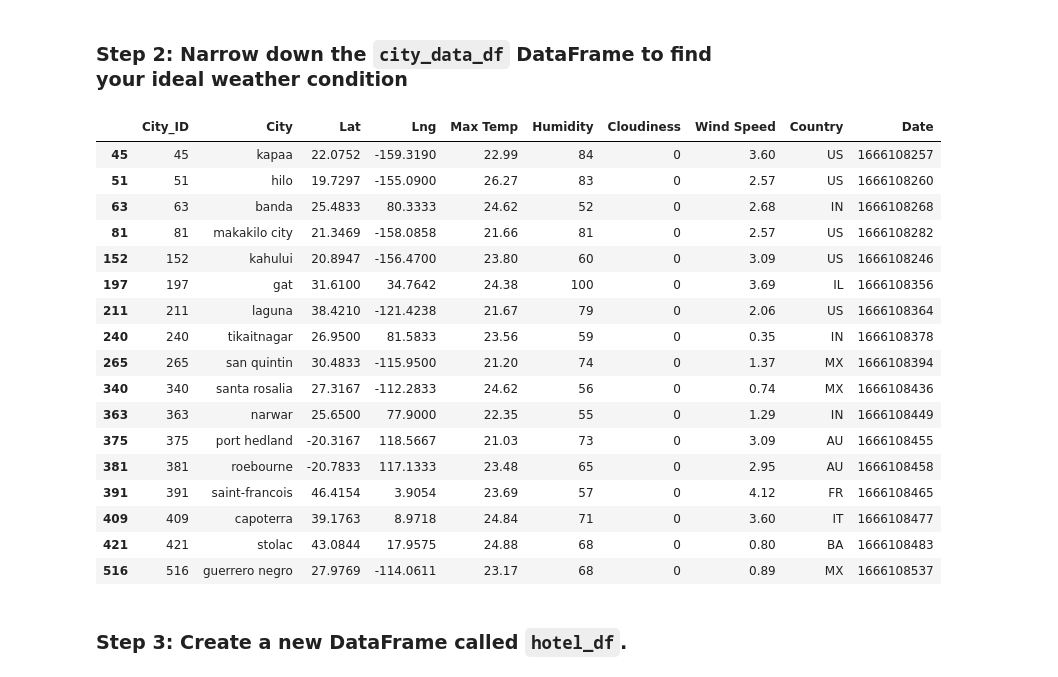
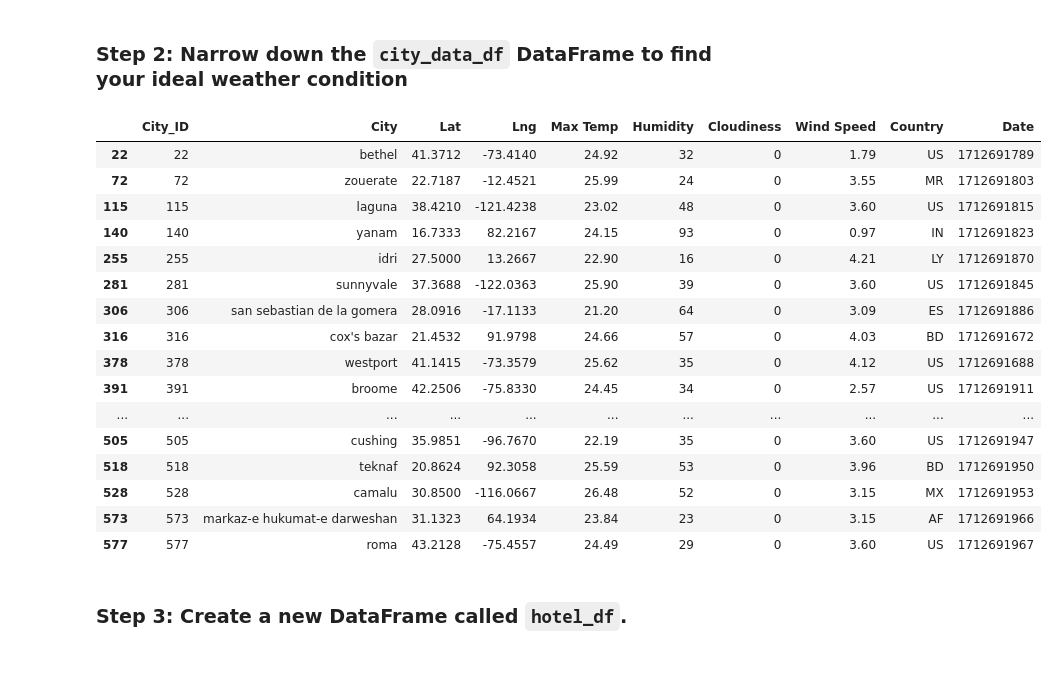
Before and after one commit to AVI-1213/python_api_weatherPy, a Jupyter notebook: Starter_Code/starter_code/VacationPy.ipynb, the cells around one changed output. Drawn from its saved outputs; the diff is of its cells as text; code cells hidden in the pictures.

Commit message:
added vactionpy data

```diff
--- a/Starter_Code/starter_code/VacationPy.ipynb
+++ b/Starter_Code/starter_code/VacationPy.ipynb
@@ -45,32 +54,43 @@ city_data_df.head()
 ### Step 2: Narrow down the `city_data_df` DataFrame to find your ideal weather condition
 # %%
 # Narrow down cities that fit criteria and drop any results with null values
+'''
+CRITERIA:
+A max temperature lower than 27 degrees but higher than 21
+Wind speed less than 4.5 m/s
+Zero cloudiness
+
+'''
 # YOUR CODE HERE
+ideal_weather_df = city_data_df.loc[(city_data_df['Max Temp']<27)
+                                    & (city_data_df['Max Temp']>21)
+                                    & (city_data_df['Wind Speed']<4.5)
+                                    & (city_data_df['Cloudiness'] == 0)]
 
 # Drop any rows with null values
 # YOUR CODE HERE
-
+ideal_weather_df.dropna()
 # Display sample data
 # YOUR CODE HERE
+ideal_weather_df
 # %% [output]
 |  | City_ID | City | Lat | Lng | Max Temp | Humidity | Cloudiness | Wind Speed | Country | Date |
-| 45 | 45 | kapaa | 22.0752 | -159.3190 | 22.99 | 84 | 0 | 3.60 | US | 1666108257 |
-| 51 | 51 | hilo | 19.7297 | -155.0900 | 26.27 | 83 | 0 | 2.57 | US | 1666108260 |
-| 63 | 63 | banda | 25.4833 | 80.3333 | 24.62 | 52 | 0 | 2.68 | IN | 1666108268 |
-| 81 | 81 | makakilo city | 21.3469 | -158.0858 | 21.66 | 81 | 0 | 2.57 | US | 1666108282 |
-| 152 | 152 | kahului | 20.8947 | -156.4700 | 23.80 | 60 | 0 | 3.09 | US | 1666108246 |
-| 197 | 197 | gat | 31.6100 | 34.7642 | 24.38 | 100 | 0 | 3.69 | IL | 1666108356 |
-| 211 | 211 | laguna | 38.4210 | -121.4238 | 21.67 | 79 | 0 | 2.06 | US | 1666108364 |
-| 240 | 240 | tikaitnagar | 26.9500 | 81.5833 | 23.56 | 59 | 0 | 0.35 | IN | 1666108378 |
-| 265 | 265 | san quintin | 30.4833 | -115.9500 | 21.20 | 74 | 0 | 1.37 | MX | 1666108394 |
-| 340 | 340 | santa rosalia | 27.3167 | -112.2833 | 24.62 | 56 | 0 | 0.74 | MX | 1666108436 |
-| 363 | 363 | narwar | 25.6500 | 77.9000 | 22.35 | 55 | 0 | 1.29 | IN | 1666108449 |
-| 375 | 375 | port hedland | -20.3167 | 118.5667 | 21.03 | 73 | 0 | 3.09 | AU | 1666108455 |
-| 381 | 381 | roebourne | -20.7833 | 117.1333 | 23.48 | 65 | 0 | 2.95 | AU | 1666108458 |
-| 391 | 391 | saint-francois | 46.4154 | 3.9054 | 23.69 | 57 | 0 | 4.12 | FR | 1666108465 |
-| 409 | 409 | capoterra | 39.1763 | 8.9718 | 24.84 | 71 | 0 | 3.60 | IT | 1666108477 |
-| 421 | 421 | stolac | 43.0844 | 17.9575 | 24.88 | 68 | 0 | 0.80 | BA | 1666108483 |
-| 516 | 516 | guerrero negro | 27.9769 | -114.0611 | 23.17 | 68 | 0 | 0.89 | MX | 1666108537 |
+| 22 | 22 | bethel | 41.3712 | -73.4140 | 24.92 | 32 | 0 | 1.79 | US | 1712691789 |
+| 72 | 72 | zouerate | 22.7187 | -12.4521 | 25.99 | 24 | 0 | 3.55 | MR | 1712691803 |
+| 115 | 115 | laguna | 38.4210 | -121.4238 | 23.02 | 48 | 0 | 3.60 | US | 1712691815 |
+| 140 | 140 | yanam | 16.7333 | 82.2167 | 24.15 | 93 | 0 | 0.97 | IN | 1712691823 |
+| 255 | 255 | idri | 27.5000 | 13.2667 | 22.90 | 16 | 0 | 4.21 | LY | 1712691870 |
+| 281 | 281 | sunnyvale | 37.3688 | -122.0363 | 25.90 | 39 | 0 | 3.60 | US | 1712691845 |
+| 306 | 306 | san sebastian de la gomera | 28.0916 | -17.1133 | 21.20 | 64 | 0 | 3.09 | ES | 1712691886 |
+| 316 | 316 | cox's bazar | 21.4532 | 91.9798 | 24.66 | 57 | 0 | 4.03 | BD | 1712691672 |
+| 378 | 378 | westport | 41.1415 | -73.3579 | 25.62 | 35 | 0 | 4.12 | US | 1712691688 |
+| 391 | 391 | broome | 42.2506 | -75.8330 | 24.45 | 34 | 0 | 2.57 | US | 1712691911 |
+| ... | ... | ... | ... | ... | ... | ... | ... | ... | ... | ... |
+| 505 | 505 | cushing | 35.9851 | -96.7670 | 22.19 | 35 | 0 | 3.60 | US | 1712691947 |
+| 518 | 518 | teknaf | 20.8624 | 92.3058 | 25.59 | 53 | 0 | 3.96 | BD | 1712691950 |
+| 528 | 528 | camalu | 30.8500 | -116.0667 | 26.48 | 52 | 0 | 3.15 | MX | 1712691953 |
+| 573 | 573 | markaz-e hukumat-e darweshan | 31.1323 | 64.1934 | 23.84 | 23 | 0 | 3.15 | AF | 1712691966 |
+| 577 | 577 | roma | 43.2128 | -75.4557 | 24.49 | 29 | 0 | 3.60 | US | 1712691967 |
 # %% [markdown]
 ### Step 3: Create a new DataFrame called `hotel_df`.
 # %%
```
Also changed, not shown: parts of 3 cells of this notebook, 6 other files.
